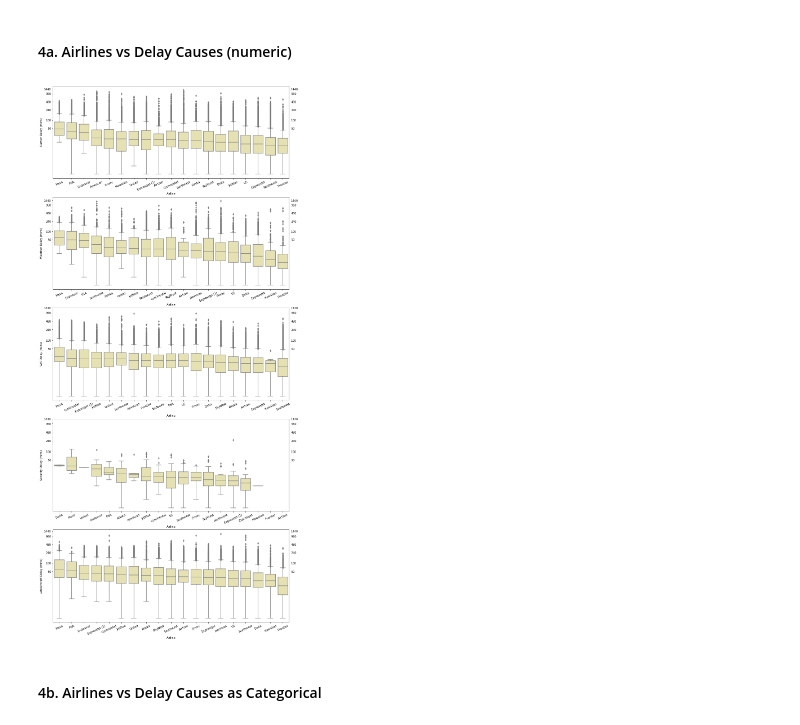
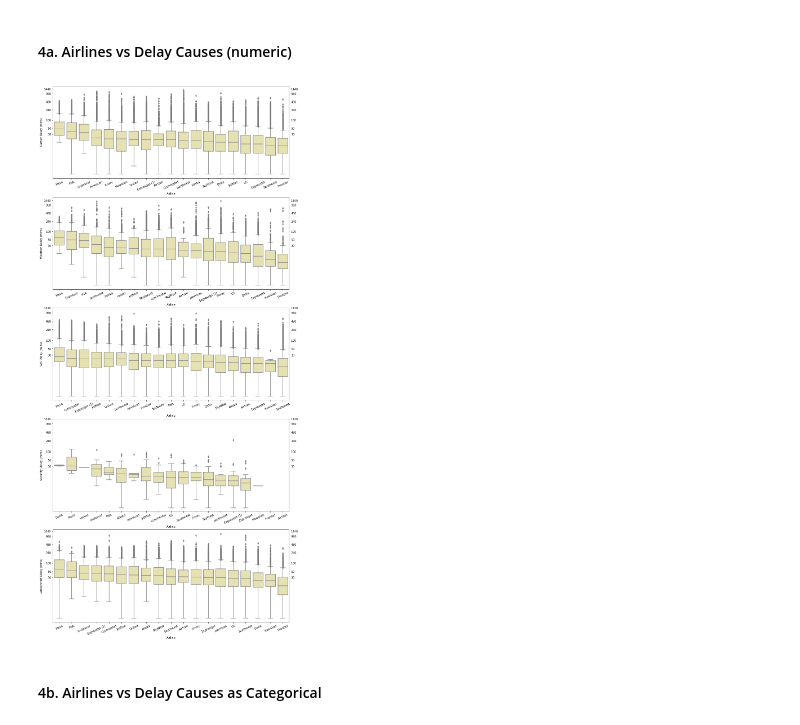
Before and after one commit to thaisruiz/udacity-communicating-data-findings, a Jupyter notebook: Flights_exploration_in_progress.ipynb, the cells around one changed output. Drawn from its saved outputs; the diff is of its cells as text; code cells hidden in the pictures.

```diff
--- a/Flights_exploration_in_progress.ipynb
+++ b/Flights_exploration_in_progress.ipynb
@@ -1239,27 +1239,27 @@ Winter conditions and destinations!!!
 # %%
 fig = plt.figure(figsize=(15, 35))
 
 for col in delay_cols:
     idx = delay_cols.index(col)
     plt.subplot(5,1,idx+1)
     data = delayed_flights[delayed_flights[col]>0]
     order = data.groupby('UniqueCarrier')[col].median().sort_values(ascending=False).index
     ax = sb.boxplot(data=data, x='UniqueCarrier', y=col, color='palegoldenrod', order=order);
     plt.yscale('log')
     plt.xlabel('Airline')
     plt.ylabel(col[:-5] + ' Delay (mins)')
 
     xlocs, xlabels = plt.xticks()
     xlabl = [Airlines[label.get_text()] for label in xlabels]
     plt.xticks(xlocs, xlabl, rotation = 25)
-    yticks = [50, 100, 240, 480, 960, 1440]
+    yticks = [30, 50, 100, 240, 480, 960, 1440]
     plt.yticks(yticks, yticks);
 
     # show tick labels in the right y-axis
     plt.tick_params(axis='y', which='both', labelleft='on', labelright='on')
     ax.yaxis.set_minor_locator(plt.NullLocator());
 # %% [output]
-[figure, old version]
+[figure, new version]
 # %% [markdown]
 #### 4b. Airlines vs Delay Causes as Categorical
 # %%
```
Also changed, not shown: parts of 37 cells of this notebook.
